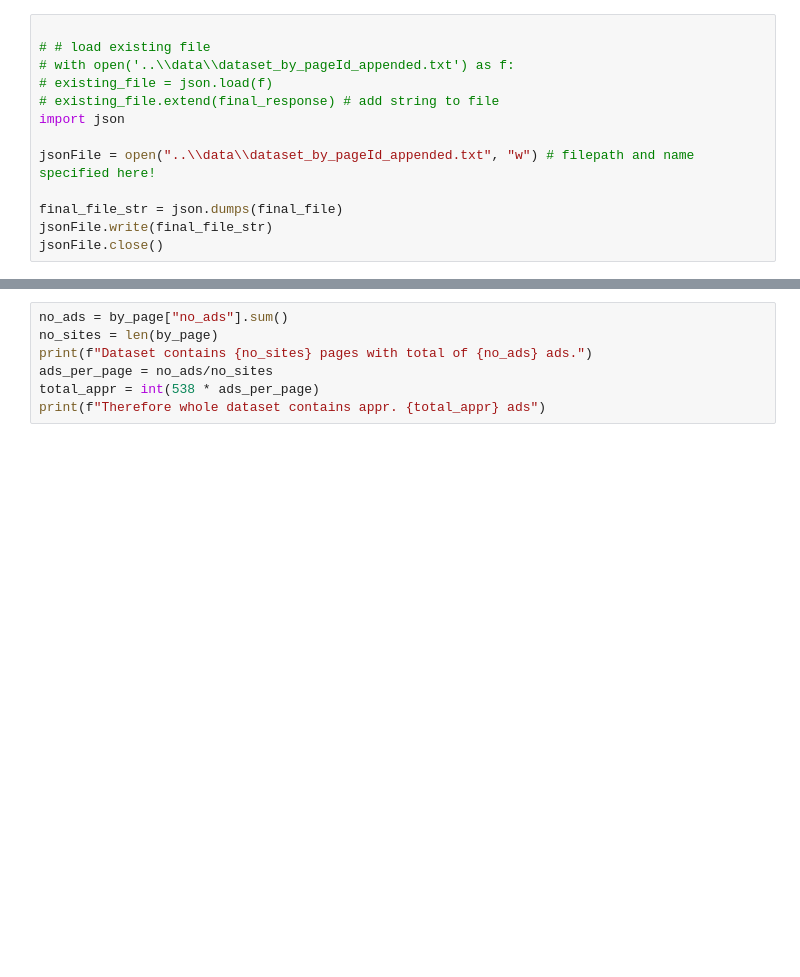
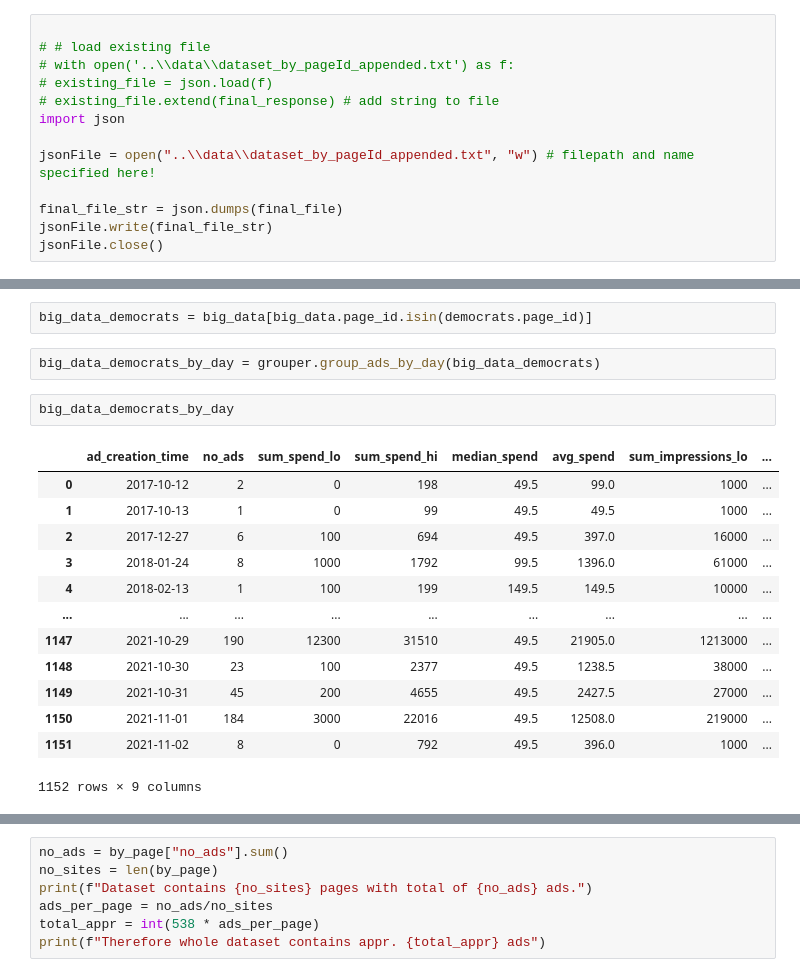
Before and after one commit to lrnz-asnprs/political-ad-api, a Jupyter notebook: notebooks/laurenz_notebook.ipynb, the cells around one changed output, grey strips where cells are left out. Cells and saved outputs as stored; diff of their text form; blank space fills up the shorter version.

```diff
--- a/notebooks/laurenz_notebook.ipynb
+++ b/notebooks/laurenz_notebook.ipynb
@@ -366,3 +348,23 @@ politician_grouped_by_day_new
+# %%
+big_data_democrats = big_data[big_data.page_id.isin(democrats.page_id)]
+# %%
+big_data_democrats_by_day = grouper.group_ads_by_day(big_data_democrats)
+# %%
+big_data_democrats_by_day
+# %% [output]
+|  | ad_creation_time | no_ads | sum_spend_lo | sum_spend_hi | median_spend | avg_spend | sum_impressions_lo | ... |
+| 0 | 2017-10-12 | 2 | 0 | 198 | 49.5 | 99.0 | 1000 | ... |
+| 1 | 2017-10-13 | 1 | 0 | 99 | 49.5 | 49.5 | 1000 | ... |
+| 2 | 2017-12-27 | 6 | 100 | 694 | 49.5 | 397.0 | 16000 | ... |
+| 3 | 2018-01-24 | 8 | 1000 | 1792 | 99.5 | 1396.0 | 61000 | ... |
+| 4 | 2018-02-13 | 1 | 100 | 199 | 149.5 | 149.5 | 10000 | ... |
+| ... | ... | ... | ... | ... | ... | ... | ... | ... |
+| 1147 | 2021-10-29 | 190 | 12300 | 31510 | 49.5 | 21905.0 | 1213000 | ... |
+| 1148 | 2021-10-30 | 23 | 100 | 2377 | 49.5 | 1238.5 | 38000 | ... |
+| 1149 | 2021-10-31 | 45 | 200 | 4655 | 49.5 | 2427.5 | 27000 | ... |
+| 1150 | 2021-11-01 | 184 | 3000 | 22016 | 49.5 | 12508.0 | 219000 | ... |
+| 1151 | 2021-11-02 | 8 | 0 | 792 | 49.5 | 396.0 | 1000 | ... |
+1152 rows × 9 columns
 # %%
 # https://www.dataquest.io/blog/tutorial-time-series-analysis-with-pandas/
 # This graph: https://swdevnotes.com/python/2020/display-line-chart-range/
```
Also changed, not shown: parts of 22 cells of this notebook, 5 other files.
